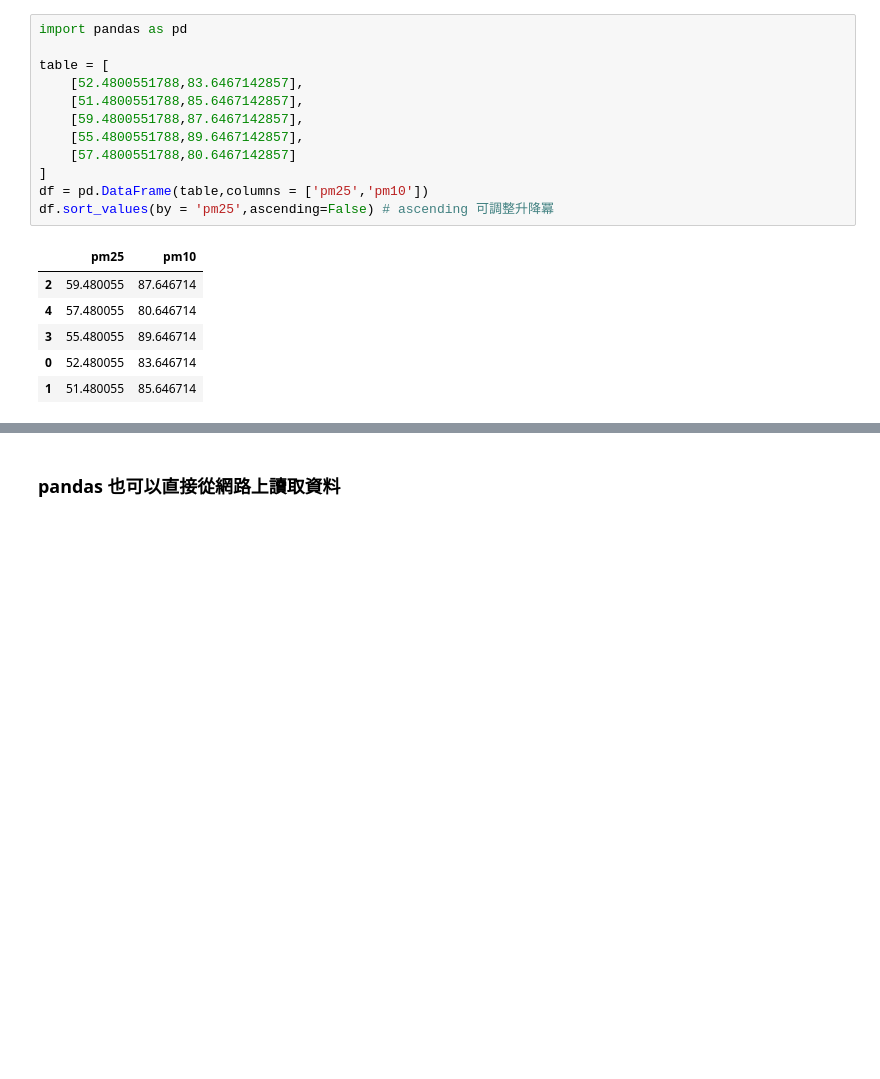
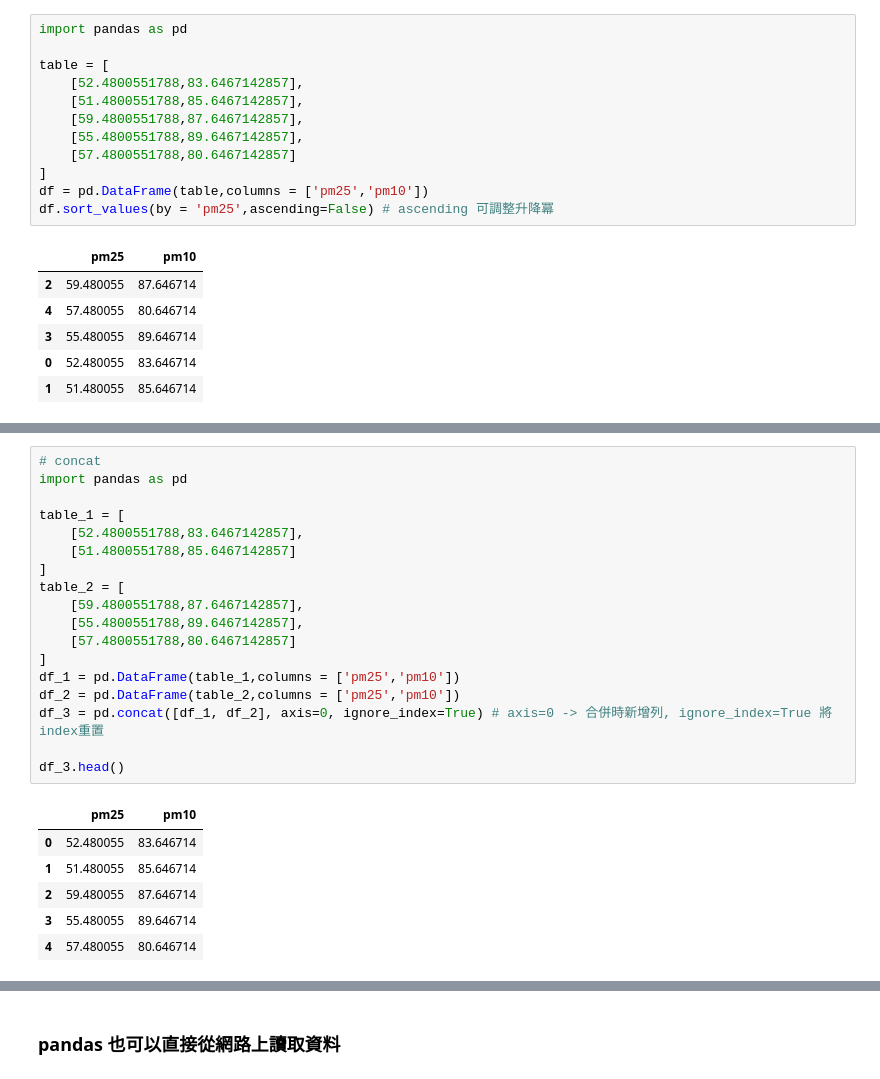
Before and after one commit to x-village/python-course, a Jupyter notebook: Lesson08-Web Crawler/Lesson09-Data Visualisation.ipynb, the cells around one changed output, grey strips where cells are left out. Saved outputs shown, nothing was run; the diff lists cells and outputs as text; blank space fills up the shorter version.

```diff
--- a/Lesson08-Web Crawler/Lesson09-Data Visualisation.ipynb
+++ b/Lesson08-Web Crawler/Lesson09-Data Visualisation.ipynb
@@ -204,0 +218,25 @@ df.sort_values(by = 'pm25',ascending=False) # ascending 可調整升降冪
+# %%
+# concat
+import pandas as pd
+
+table_1 = [
+    [52.4800551788,83.6467142857],
+    [51.4800551788,85.6467142857]
+]
+table_2 = [
+    [59.4800551788,87.6467142857],
+    [55.4800551788,89.6467142857],
+    [57.4800551788,80.6467142857]
+]
+df_1 = pd.DataFrame(table_1,columns = ['pm25','pm10'])
+df_2 = pd.DataFrame(table_2,columns = ['pm25','pm10'])
+df_3 = pd.concat([df_1, df_2], axis=0, ignore_index=True) # axis=0 -> 合併時新增列, ignore_index=True 將index重置
+
+df_3.head()
+# %% [output]
+|  | pm25 | pm10 |
+| 0 | 52.480055 | 83.646714 |
+| 1 | 51.480055 | 85.646714 |
+| 2 | 59.480055 | 87.646714 |
+| 3 | 55.480055 | 89.646714 |
+| 4 | 57.480055 | 80.646714 |
```
Also changed, not shown: parts of 31 cells of this notebook, 1 other file.
